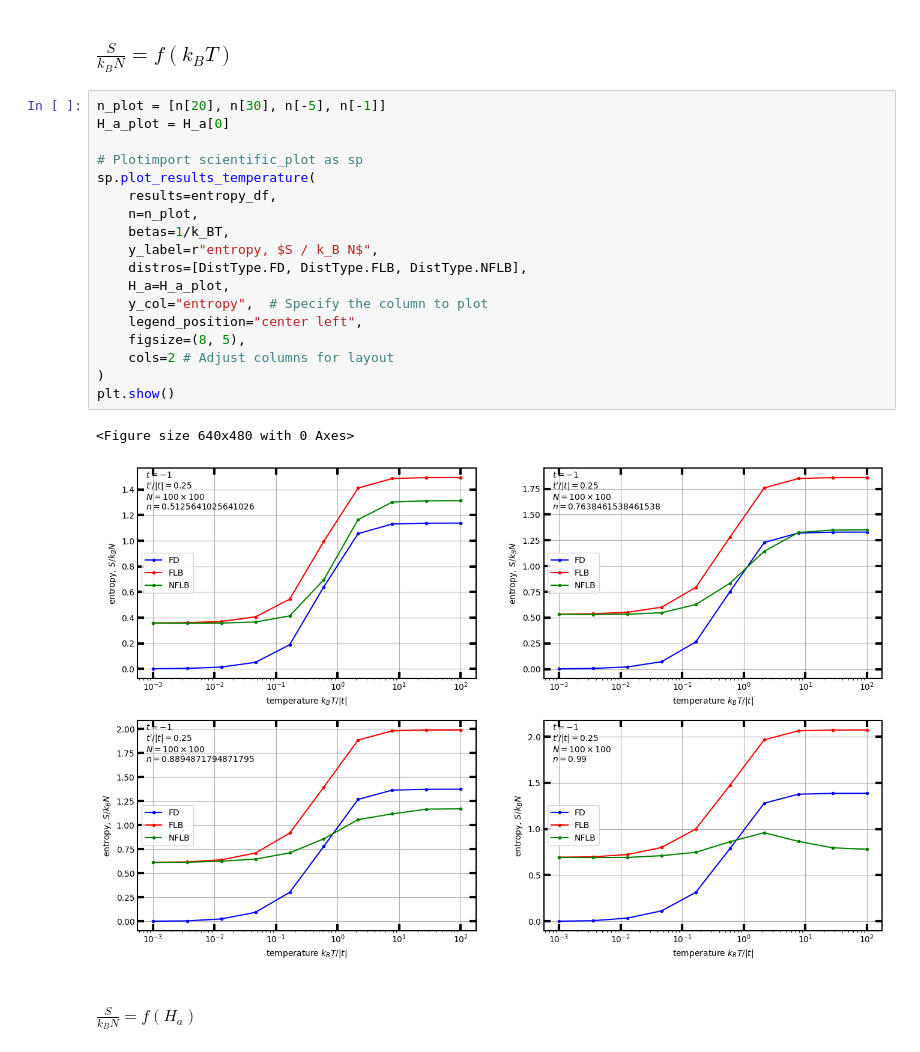
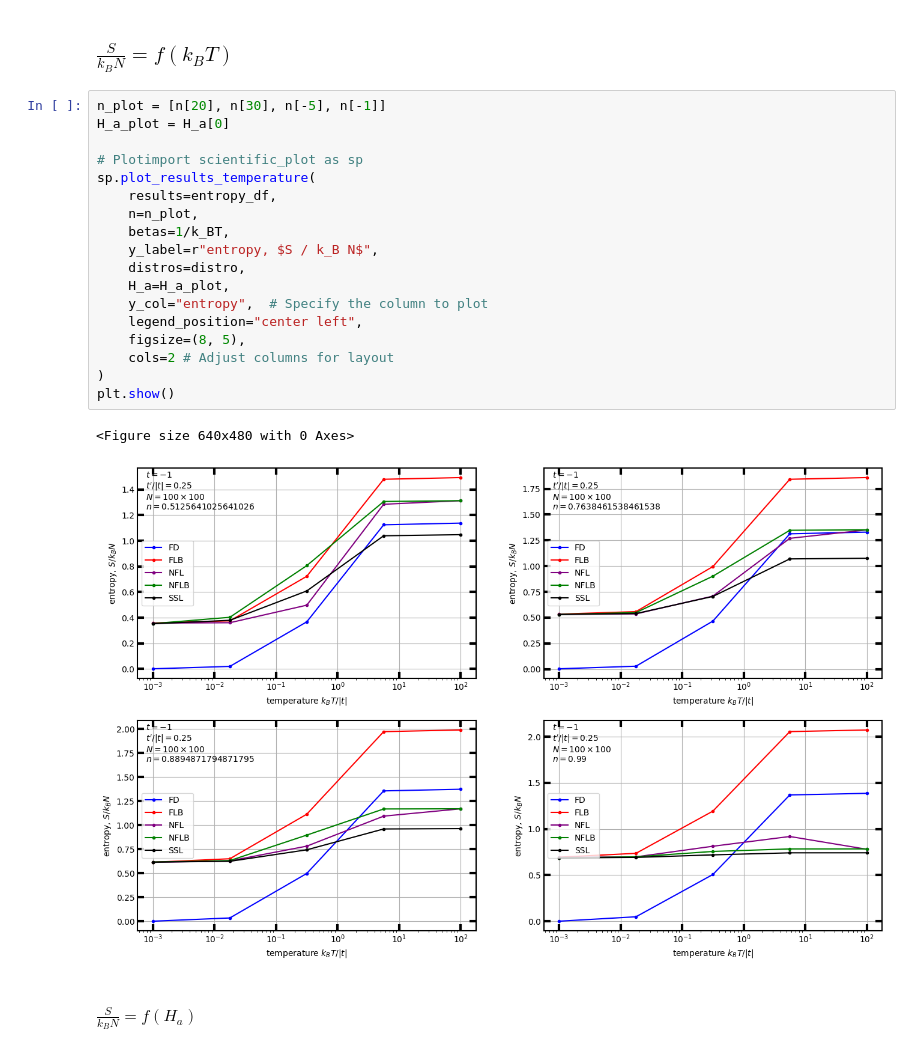
Before and after one commit to Mateuszzx/quantum-statistics-solver, a Jupyter notebook: notebooks/03_entropy.ipynb, the cells around one changed output. Saved outputs shown, nothing was run; the diff lists cells and outputs as text.

```diff
--- a/notebooks/03_entropy.ipynb
+++ b/notebooks/03_entropy.ipynb
@@ -87,24 +87,24 @@ plt.show()
 # %%
 n_plot = [n[20], n[30], n[-5], n[-1]]
 H_a_plot = H_a[0]
 
 # Plotimport scientific_plot as sp
 sp.plot_results_temperature(
     results=entropy_df,
     n=n_plot,
     betas=1/k_BT,
     y_label=r"entropy, $S / k_B N$",
-    distros=[DistType.FD, DistType.FLB, DistType.NFLB],
+    distros=distro,
     H_a=H_a_plot,
     y_col="entropy",  # Specify the column to plot
     legend_position="center left",
     figsize=(8, 5),
     cols=2 # Adjust columns for layout
 )
 plt.show()
 # %% [output]
 <Figure size 640x480 with 0 Axes>
-[figure, old version]
+[figure, new version]
 # %% [markdown]
 #### $\frac{S} {k_B N} = f(H_a)$
 # %%
```
Also changed, not shown: parts of 4 cells of this notebook, 4 other files.
